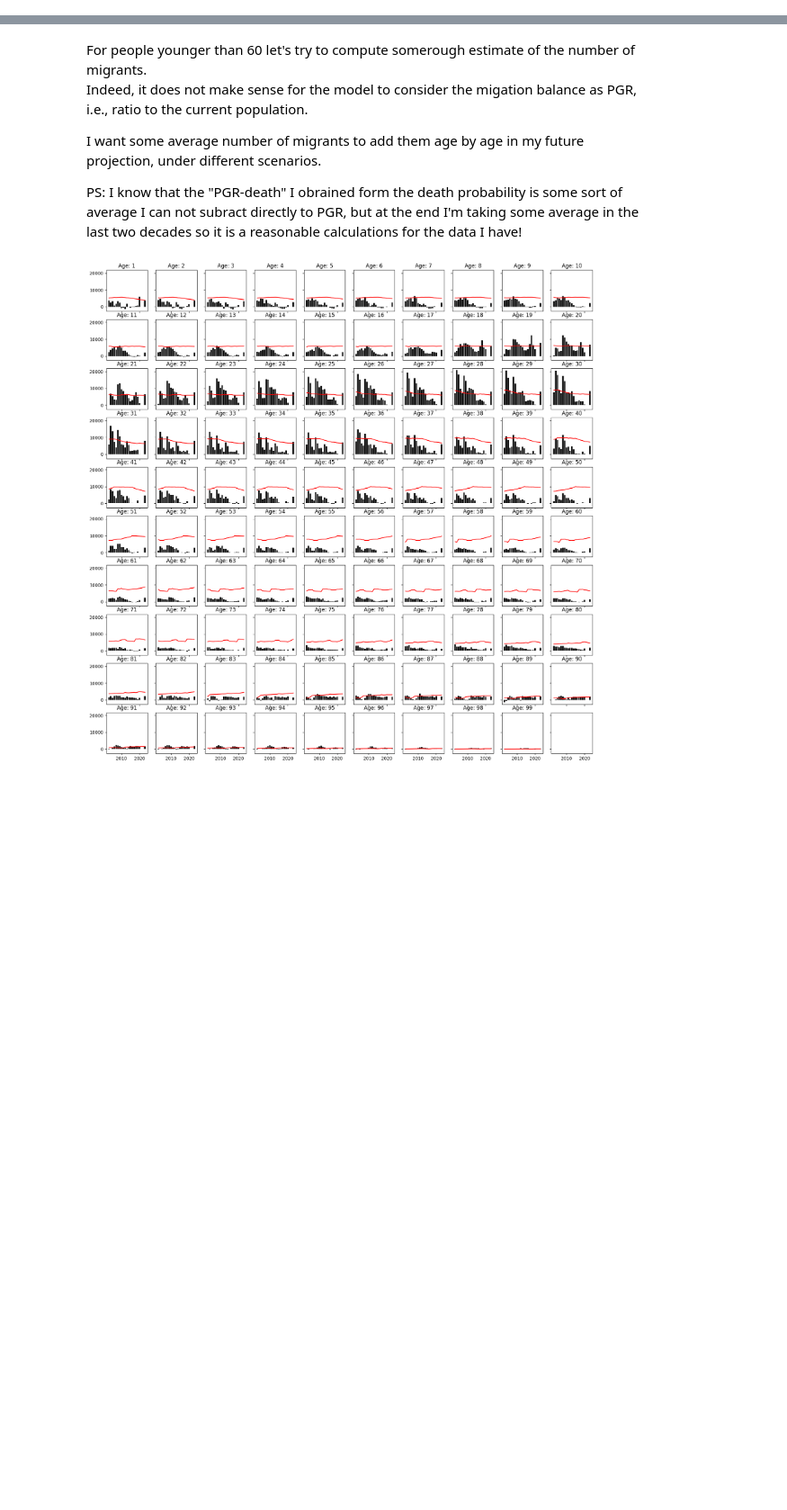
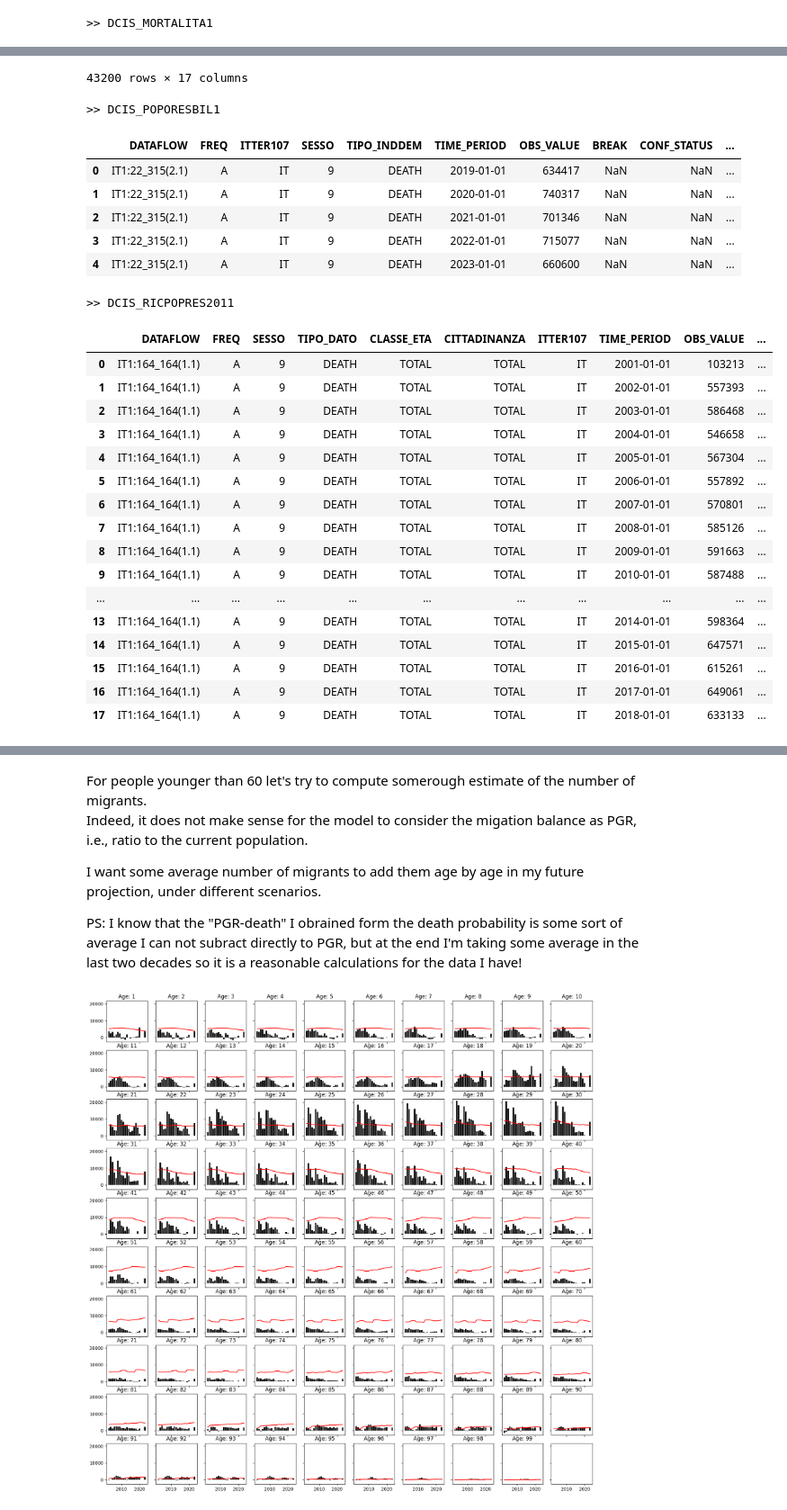
Before and after one commit to danieleongari/saturdaymorningdsprojects, a Jupyter notebook: 01_will_i_ever_retire_in_italy/5_mortality_and_pgr.ipynb, the cells around one changed output, grey strips where cells are left out. Shown at 90% size. Saved outputs shown, nothing was run; the diff lists cells and outputs as text; code cells hidden in the pictures; blank space fills up the shorter version.

Commit message:
add number of deaths by age and year

```diff
--- a/01_will_i_ever_retire_in_italy/5_mortality_and_pgr.ipynb
+++ b/01_will_i_ever_retire_in_italy/5_mortality_and_pgr.ipynb
@@ -18,0 +37,20 @@ requests.urllib3.disable_warnings() # avoid "InsecureRequestWarning: Unverified
+# %%
+ds = discovery.DataSet(dataflow_identifier="DCIS_MORTALITA1") # Deaths in Italy http://dati.istat.it/Index.aspx?lang=en&DataSetCode=DCIS_MORTALITA
+ds.set_filters(itter107 ="IT", sesso="9")
+df0 = retrieval.get_data(ds) # Takes about 30s
+print(">> DCIS_MORTALITA1")
+display(df0)
+
+ds = discovery.DataSet(dataflow_identifier="DCIS_POPORESBIL1")
+ds.set_filters(itter107 ="IT", freq="A", sesso="9", tipo_inddem="DEATH")
+df1 = retrieval.get_data(ds) # Takes about 30s
+print(">> DCIS_POPORESBIL1")
+display(df1)
+
+ds = discovery.DataSet(dataflow_identifier="DCIS_RICPOPRES2011")
+ds.set_filters(itter107 ="IT", freq="A", sesso="9", tipo_dato="DEATH", classe_eta="TOTAL", cittadinanza="TOTAL")
+df2 = retrieval.get_data(ds) # Takes about 30s
+print(">> DCIS_RICPOPRES2011")
+display(df2)
+# %% [output]
+>> DCIS_MORTALITA1
@@ -19 +69,27 @@ requests.urllib3.disable_warnings() # avoid "InsecureRequestWarning: Unverified
+43200 rows × 17 columns
+>> DCIS_POPORESBIL1
+|  | DATAFLOW | FREQ | ITTER107 | SESSO | TIPO_INDDEM | TIME_PERIOD | OBS_VALUE | BREAK | CONF_STATUS | ... |
+| 0 | IT1:22_315(2.1) | A | IT | 9 | DEATH | 2019-01-01 | 634417 | NaN | NaN | ... |
+| 1 | IT1:22_315(2.1) | A | IT | 9 | DEATH | 2020-01-01 | 740317 | NaN | NaN | ... |
+| 2 | IT1:22_315(2.1) | A | IT | 9 | DEATH | 2021-01-01 | 701346 | NaN | NaN | ... |
+| 3 | IT1:22_315(2.1) | A | IT | 9 | DEATH | 2022-01-01 | 715077 | NaN | NaN | ... |
+| 4 | IT1:22_315(2.1) | A | IT | 9 | DEATH | 2023-01-01 | 660600 | NaN | NaN | ... |
+>> DCIS_RICPOPRES2011
+|  | DATAFLOW | FREQ | SESSO | TIPO_DATO | CLASSE_ETA | CITTADINANZA | ITTER107 | TIME_PERIOD | OBS_VALUE | ... |
+| 0 | IT1:164_164(1.1) | A | 9 | DEATH | TOTAL | TOTAL | IT | 2001-01-01 | 103213 | ... |
+| 1 | IT1:164_164(1.1) | A | 9 | DEATH | TOTAL | TOTAL | IT | 2002-01-01 | 557393 | ... |
+| 2 | IT1:164_164(1.1) | A | 9 | DEATH | TOTAL | TOTAL | IT | 2003-01-01 | 586468 | ... |
+| 3 | IT1:164_164(1.1) | A | 9 | DEATH | TOTAL | TOTAL | IT | 2004-01-01 | 546658 | ... |
+| 4 | IT1:164_164(1.1) | A | 9 | DEATH | TOTAL | TOTAL | IT | 2005-01-01 | 567304 | ... |
+| 5 | IT1:164_164(1.1) | A | 9 | DEATH | TOTAL | TOTAL | IT | 2006-01-01 | 557892 | ... |
+| 6 | IT1:164_164(1.1) | A | 9 | DEATH | TOTAL | TOTAL | IT | 2007-01-01 | 570801 | ... |
+| 7 | IT1:164_164(1.1) | A | 9 | DEATH | TOTAL | TOTAL | IT | 2008-01-01 | 585126 | ... |
+| 8 | IT1:164_164(1.1) | A | 9 | DEATH | TOTAL | TOTAL | IT | 2009-01-01 | 591663 | ... |
+| 9 | IT1:164_164(1.1) | A | 9 | DEATH | TOTAL | TOTAL | IT | 2010-01-01 | 587488 | ... |
+| ... | ... | ... | ... | ... | ... | ... | ... | ... | ... | ... |
+| 13 | IT1:164_164(1.1) | A | 9 | DEATH | TOTAL | TOTAL | IT | 2014-01-01 | 598364 | ... |
+| 14 | IT1:164_164(1.1) | A | 9 | DEATH | TOTAL | TOTAL | IT | 2015-01-01 | 647571 | ... |
+| 15 | IT1:164_164(1.1) | A | 9 | DEATH | TOTAL | TOTAL | IT | 2016-01-01 | 615261 | ... |
+| 16 | IT1:164_164(1.1) | A | 9 | DEATH | TOTAL | TOTAL | IT | 2017-01-01 | 649061 | ... |
+| 17 | IT1:164_164(1.1) | A | 9 | DEATH | TOTAL | TOTAL | IT | 2018-01-01 | 633133 | ... |
 # %%
```
Also changed, not shown: parts of 6 cells of this notebook, 2 other files.
